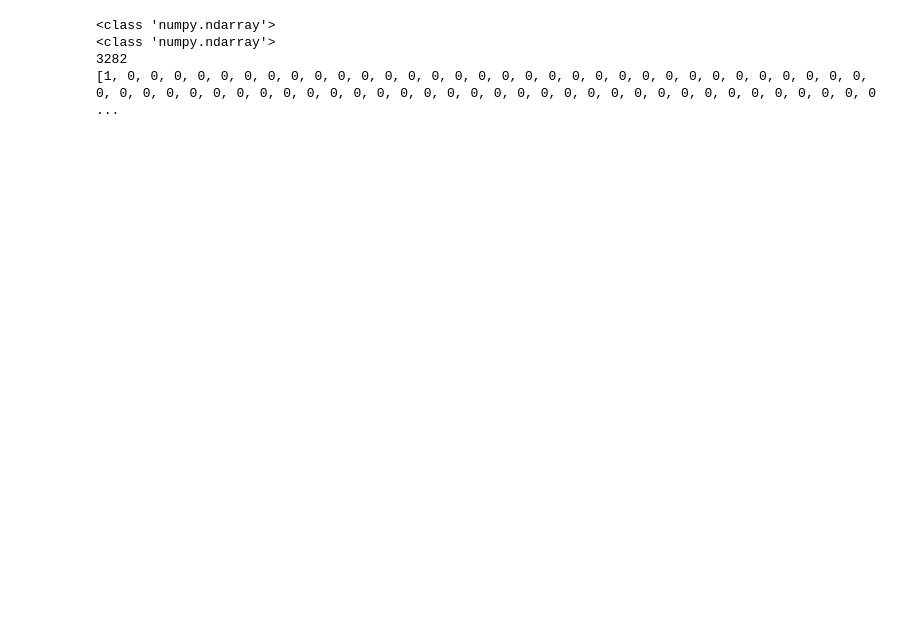
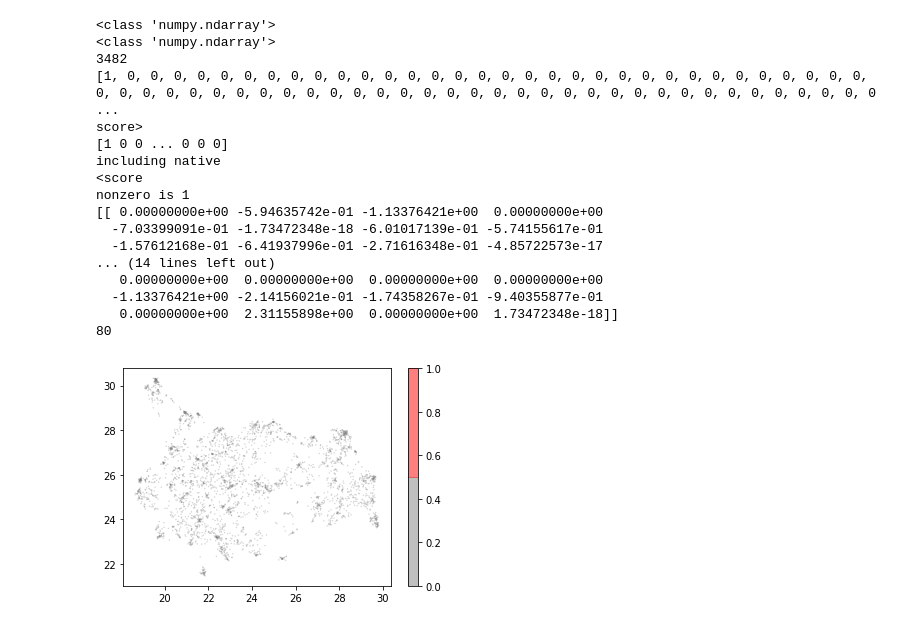
Before and after one commit to takahh/RNP, a Jupyter notebook: python/svm/svm_test.ipynb, the cells around one changed output. Cells and saved outputs as stored; diff of their text form; code cells hidden in the pictures; blank space fills up the shorter version.

Commit message:
change some to modules and else

```diff
--- a/python/svm/svm_test.ipynb
+++ b/python/svm/svm_test.ipynb
@@ -33,6 +33,7 @@ column_list = ['ALA_A', 'ALA_C', 'ALA_G', 'ALA_U', 'ARG_A', 'ARG_C',
 	   'TRP_G', 'TRP_U', 'TYR_A', 'TYR_C', 'TYR_G', 'TYR_U', 'VAL_A', 'VAL_C',
 	   'VAL_G', 'VAL_U',]
 
+pdbid = '5xwy'
 # ----------------------------------------------------------
 # functions
 # ----------------------------------------------------------
@@ -86,10 +96,10 @@ Try using .loc[row_indexer,col_indexer] = value instead
 See the caveats in the documentation: http://pandas.pydata.org/pandas-docs/stable/user_guide/indexing.html#returning-a-view-versus-a-copy
 # %%
 # 6h5s
-posi_1_df = df_posi[df_posi['pdbid'] == '6h5s'][column_list]
+posi_1_df = df_posi[df_posi['pdbid'] ==pdbid][column_list]
 posi_array = posi_1_df.values
 
-nega_1_df = df_nega[df_nega['pdbid'] == '6h5s'][column_list]
+nega_1_df = df_nega[df_nega['pdbid'] == pdbid][column_list]
 nega_array = nega_1_df.values
 
 print(type(nega_array))
@@ -102,40 +112,62 @@ labels[0] = 1
 print(labels)
 
 ## SVM
-lin_clf = svm.LinearSVC()
+lin_clf = svm.LinearSVC(C=10, class_weight='balanced')
 lin_clf.fit(data_array, labels)
 dec = lin_clf.decision_function(data_array)
 
+print('score>')
+print(lin_clf.predict(data_array))
+if lin_clf.predict(data_array)[0] == 1:
+    print('including native')
+else:
+    print('not include native')
+print('<score')
 # index of predicted positive data
-print(lin_clf.predict(data_array).nonzero())
 
 # scores
-scores = lin_clf.decision_function(data_array)
+count = 0
+scores = lin_clf.predict(data_array)
 for score in scores:
     if score > 0:
-        print(score)
+        count += 1
 
+print('nonzero is ' + str(count))
 # weight vectors?
 print(lin_clf.coef_)
 
 # length of w
 print(len(lin_clf.coef_[0]))
 
 ######### UMAP ###########
 reducer = umap.UMAP()
 def UMAP(vec_data, label_data):
     embedding = reducer.fit_transform(vec_data)
     return embedding
 
 embedding = UMAP(data_array, labels)
 
 fig = plt.figure()
 colors = ['grey', 'red']
 plt.scatter(embedding[:, 0], embedding[:, 1], c=labels, cmap=matplotlib.colors.ListedColormap(colors), s=0.1, alpha=0.5)
 plt.colorbar()
 fig.savefig(fig_path, dpi=600)
 # %% [output]
 <class 'numpy.ndarray'>
 <class 'numpy.ndarray'>
-3282
+3482
 [1, 0, 0, 0, 0, 0, 0, 0, 0, 0, 0, 0, 0, 0, 0, 0, 0, 0, 0, 0, 0, 0, 0, 0, 0, 0, 0, 0, 0, 0, 0, 0, 0, 0, 0, 0, 0, 0, 0, 0, 0, 0, 0, 0, 0, 0, 0, 0, 0, 0, 0, 0, 0, 0, 0, 0, 0, 0, 0, 0, 0, 0, 0, 0, 0, 0, 0 ...
+score>
+[1 0 0 ... 0 0 0]
+including native
+<score
+nonzero is 1
+[[ 0.00000000e+00 -5.94635742e-01 -1.13376421e+00  0.00000000e+00
+  -7.03399091e-01 -1.73472348e-18 -6.01017139e-01 -5.74155617e-01
+  -1.57612168e-01 -6.41937996e-01 -2.71616348e-01 -4.85722573e-17
+... (14 lines left out)
+   0.00000000e+00  0.00000000e+00  0.00000000e+00  0.00000000e+00
+  -1.13376421e+00 -2.14156021e-01 -1.74358267e-01 -9.40355877e-01
+   0.00000000e+00  2.31155898e+00  0.00000000e+00  1.73472348e-18]]
+80
+[figure, added]
```
Also changed, not shown: parts of 1 cell of this notebook, 9 other files.
